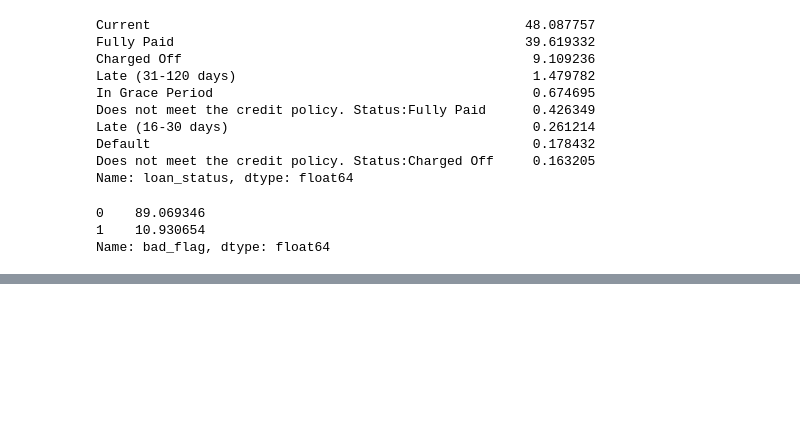
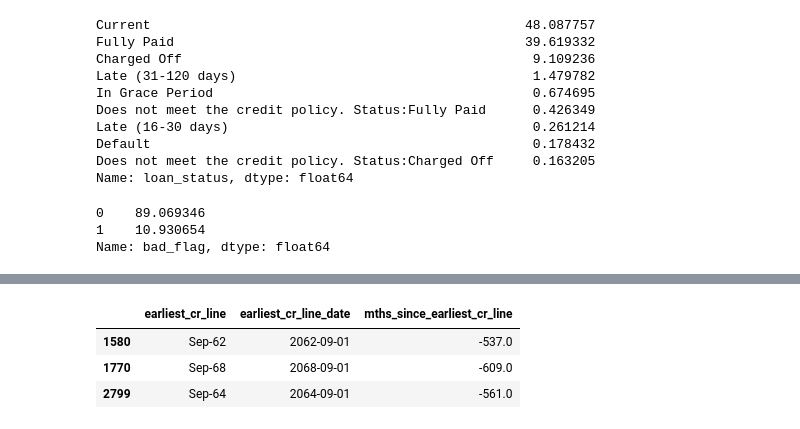
Before and after one commit to mikeglenlorenzogithub/GitDataScientist, a Jupyter notebook: project.ipynb, the cells around one changed output, grey strips where cells are left out. Cells and saved outputs as stored; diff of their text form; code cells hidden in the pictures; blank space fills up the shorter version.

```diff
--- a/project.ipynb
+++ b/project.ipynb
@@ -129,0 +153,5 @@ data.drop('loan_status', axis=1, inplace=True)
+# %%
+data['term_int'] = data['term'].str.replace(' months', '')
+data['term_int'] = data['term_int'].astype(float)
+# %%
+data.drop('term', axis=1, inplace=True)
@@ -129,0 +165,3 @@ data.drop('loan_status', axis=1, inplace=True)
+# %%
+data['earliest_cr_line_date'] = pd.to_datetime(data['earliest_cr_line'], format='%b-%y')
+data['earliest_cr_line_date'].head(3)
@@ -129,0 +173,3 @@ data.drop('loan_status', axis=1, inplace=True)
+# %%
+data['mths_since_earliest_cr_line'] = round(pd.to_numeric((pd.to_datetime('2017-12-01') - data['earliest_cr_line_date']) / np.timedelta64(1, 'M')))
+data['mths_since_earliest_cr_line'].head(3)
@@ -129,0 +193,7 @@ data.drop('loan_status', axis=1, inplace=True)
+# %%
+data[data['mths_since_earliest_cr_line']<0][['earliest_cr_line', 'earliest_cr_line_date', 'mths_since_earliest_cr_line']].head(3)
+# %% [output]
+|  | earliest_cr_line | earliest_cr_line_date | mths_since_earliest_cr_line |
+| 1580 | Sep-62 | 2062-09-01 | -537.0 |
+| 1770 | Sep-68 | 2068-09-01 | -609.0 |
+| 2799 | Sep-64 | 2064-09-01 | -561.0 |
```
Also changed, not shown: parts of 26 cells of this notebook.
